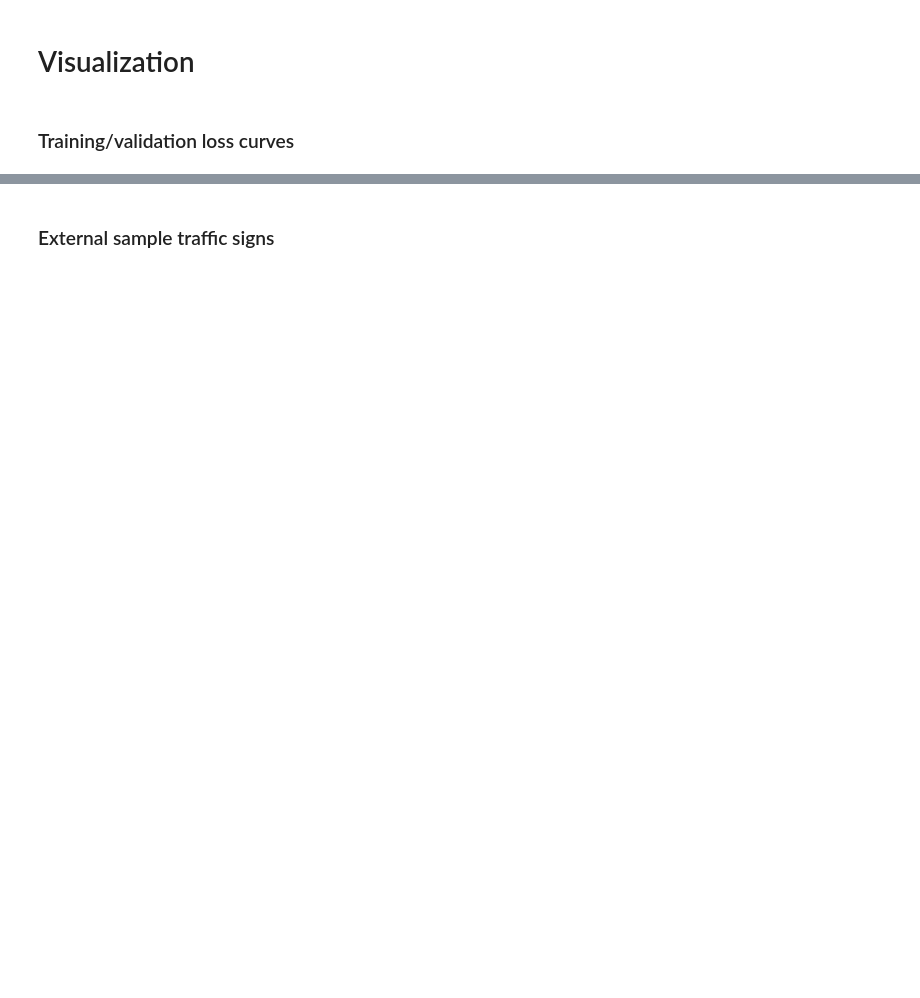
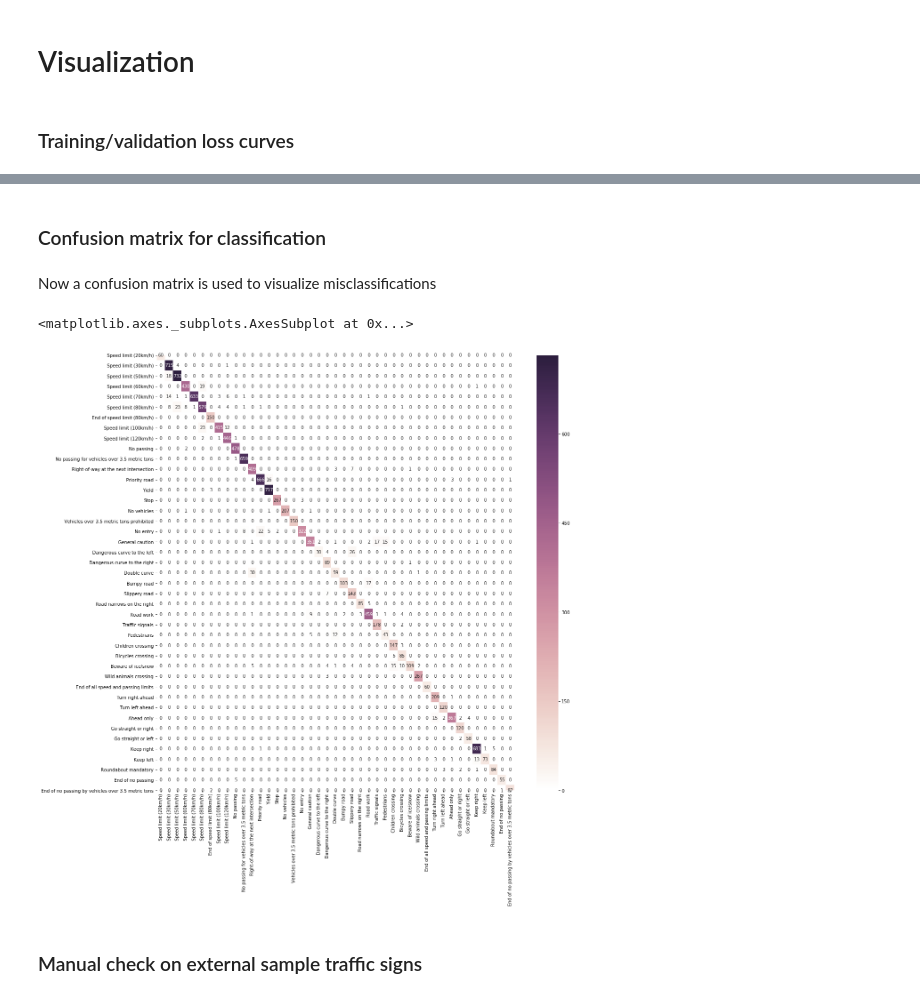
Before and after one commit to bwosh/CarND-Traffic-Sign-Classifier-Project, a Jupyter notebook: TrafficSignsClassifier.ipynb, the cells around one changed output, grey strips where cells are left out. Drawn from its saved outputs; the diff is of its cells as text; code cells hidden in the pictures; blank space fills up the shorter version.

```diff
--- a/TrafficSignsClassifier.ipynb
+++ b/TrafficSignsClassifier.ipynb
@@ -306,14 +365,21 @@ def train(net, loader, aggregator, criterion, device, progress_bar):
         total_acc = aggregator.get_mean_acc()
         progress_bar.update(1)
 # %%
-def test(net, loader, aggregator, criterion, device):
+def test(net, loader, aggregator, criterion, device, return_pred_gt=False):
     net.eval()
     aggregator.epoch_start()
+    preds = []
+    gts = []
     with torch.no_grad():
         for inputs, labels in loader:
             inputs, labels = inputs.to(device), labels.to(device)
 
             outputs = net(inputs)
+
+            if return_pred_gt:
+                preds.append(outputs.cpu().detach().numpy())
+                gts.append(labels.cpu().detach().numpy())
+
             loss = criterion(outputs, labels)
 
             aggregator.add(float(loss.item()), outputs.cpu().detach().numpy(), labels.cpu().detach().numpy())
@@ -321,6 +387,11 @@ def test(net, loader, aggregator, criterion, device):
             total_loss = aggregator.get_mean_loss()
             batch_acc = aggregator.get_mean_acc(1)
             total_acc = aggregator.get_mean_acc()
+
+    if return_pred_gt:
+        preds = np.vstack(preds)
+        gts = np.hstack(gts)
+        return preds, gts
 # %% [markdown]
 ### Training execution
 # %%
@@ -342,10 +413,10 @@ model = model.to(device)
 Training uses Focal Loss function described in https://arxiv.org/pdf/1708.02002.pdf
 The implementation was taken from https://github.com/clcarwin/focal_loss_pytorch
 # %%
-epochs = 20
-criterion = FocalLoss()
+epochs = 35
+criterion = nn.CrossEntropyLoss()
 optimizer = SGD(model.parameters(), lr=0.01, momentum=0.9)
-scheduler = ReduceLROnPlateau(optimizer, patience=2,  min_lr=1e-8, factor=0.5)
+scheduler = StepLR(optimizer, 10, gamma=0.1)
 # %%
 with tqdm(desc='Training', total=epochs*len(train_dataloader)) as p:
     for epoch in range(epochs):
@@ -362,6 +433,6 @@ with tqdm(desc='Training', total=epochs*len(train_dataloader)) as p:
 
         print(f"[E{epoch+1}] TrainAcc: {train_metrics.get_mean_acc():0.3f} ValidAcc{isbest}: {val_metrics.get_mean_acc():0.3f}")
 
-        scheduler.step(val_metrics.get_mean_loss())
+        scheduler.step()
         p.update(1)
 # %% [output]
@@ -399,7 +469,7 @@ final_val_metrics = MetricsAggregator()
 final_test_metrics = MetricsAggregator()
 
 test(model, valid_dataloader, final_val_metrics, criterion, device)
-test(model, test_dataloader, final_test_metrics, criterion, device)
+test_preds, test_gts = test(model, test_dataloader, final_test_metrics, criterion, device, return_pred_gt=True)
 
 print(f"Valid loss: {final_val_metrics.get_mean_loss()} Valid acc: {final_val_metrics.get_mean_acc()}")
 print(f"Test loss: {final_test_metrics.get_mean_loss()} Test acc: {final_test_metrics.get_mean_acc()}")
@@ -434,2 +502,16 @@ plt.legend()
+# %% [markdown]
+### Confusion matrix for classification
+# %% [markdown]
+Now a confusion matrix is used to visualize misclassifications
+# %%
+c_matrix = confusion_matrix(test_gts, np.argmax(test_preds, axis=1))
+class_names = class_to_name.values()
+c_matrix = pd.DataFrame(c_matrix, index=class_names, columns=class_names)
+plt.figure(figsize=(18,18))
+cmap = sns.cubehelix_palette(light=1, as_cmap=True)
+sns.heatmap(c_matrix, annot=True, fmt="d", cmap=cmap)
+# %% [output]
+<matplotlib.axes._subplots.AxesSubplot at 0x...>
+[figure, added]
 # %% [markdown]
-### External sample traffic signs
+### Manual check on external sample traffic signs
```
Also changed, not shown: parts of 23 cells of this notebook, 6 other files.
